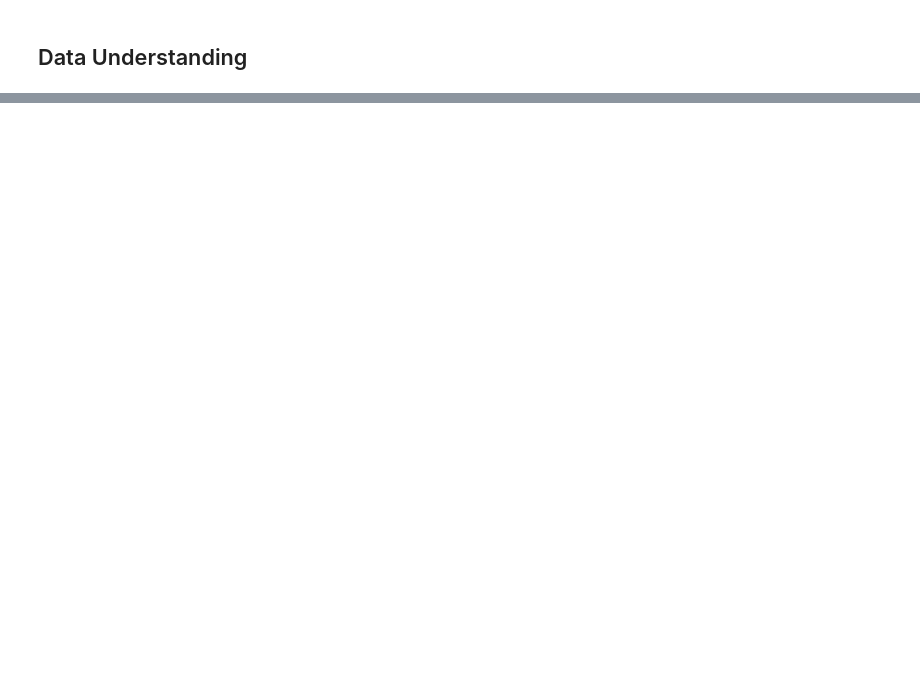
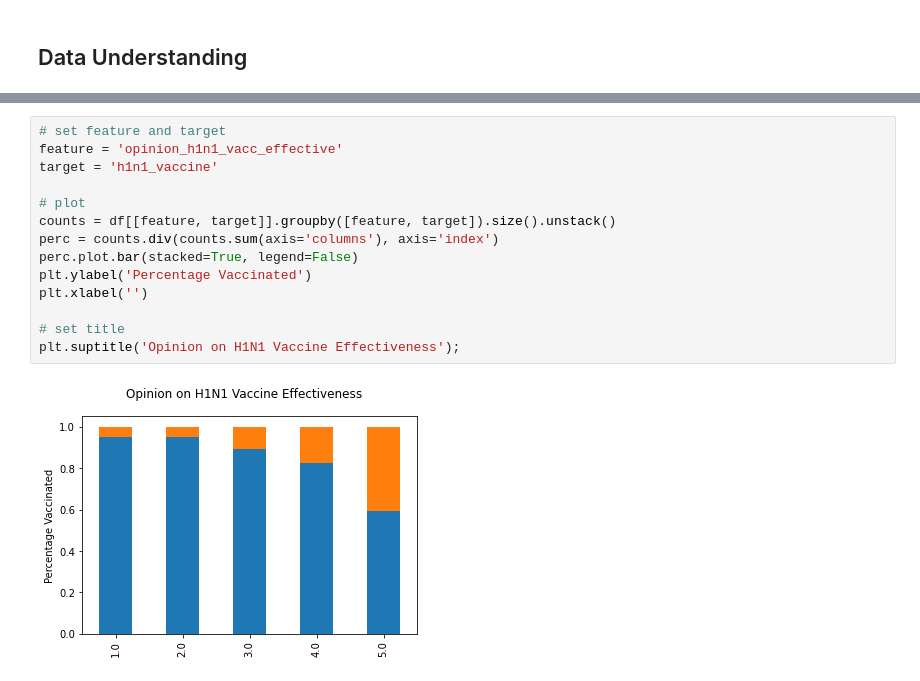
Before and after one commit to meghana-pakala/vaccine-prediction, a Jupyter notebook: final.ipynb, the cells around one changed output, grey strips where cells are left out. Drawn from its saved outputs; the diff is of its cells as text; blank space fills up the shorter version.

```diff
--- a/final.ipynb
+++ b/final.ipynb
@@ -136,0 +98,16 @@ A predictive recommendation might include:
+# %%
+# set feature and target
+feature = 'opinion_h1n1_vacc_effective'
+target = 'h1n1_vaccine'
+
+# plot
+counts = df[[feature, target]].groupby([feature, target]).size().unstack()
+perc = counts.div(counts.sum(axis='columns'), axis='index')
+perc.plot.bar(stacked=True, legend=False)
+plt.ylabel('Percentage Vaccinated')
+plt.xlabel('')
+
+# set title
+plt.suptitle('Opinion on H1N1 Vaccine Effectiveness');
+# %% [output]
+[figure, added]
```
Also changed, not shown: parts of 53 cells of this notebook, 4 other files.
